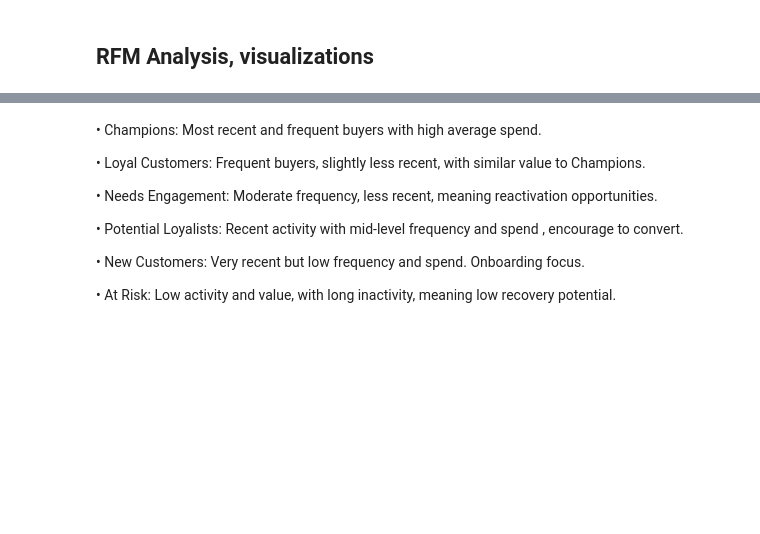
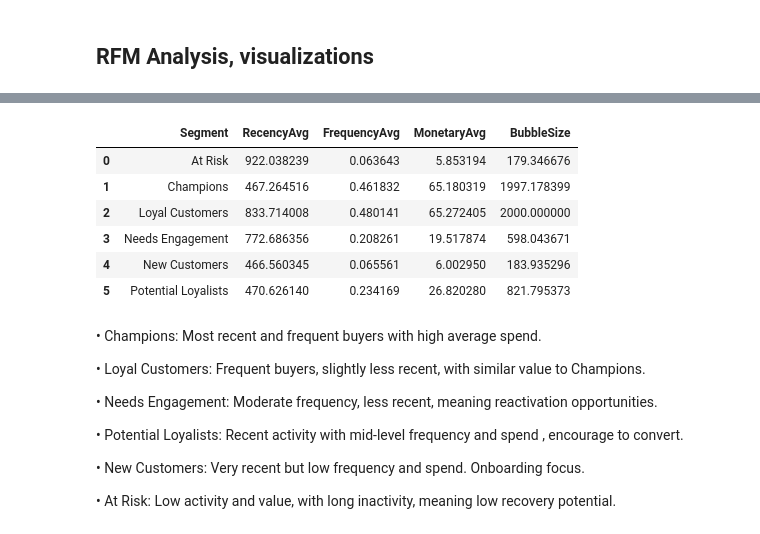
Before and after one commit to elciguapuuu/segmentation-case, a Jupyter notebook: UTF-8MarketingSegmentation.ipynb, the cells around one changed output, grey strips where cells are left out. Cells and saved outputs as stored; diff of their text form; code cells hidden in the pictures; blank space fills up the shorter version.

```diff
--- a/UTF-8MarketingSegmentation.ipynb
+++ b/UTF-8MarketingSegmentation.ipynb
@@ -361,3 +369,13 @@ plt.show()
+# %%
+summary
+# %% [output]
+|  | Segment | RecencyAvg | FrequencyAvg | MonetaryAvg | BubbleSize |
+| 0 | At Risk | 922.038239 | 0.063643 | 5.853194 | 179.346676 |
+| 1 | Champions | 467.264516 | 0.461832 | 65.180319 | 1997.178399 |
+| 2 | Loyal Customers | 833.714008 | 0.480141 | 65.272405 | 2000.000000 |
+| 3 | Needs Engagement | 772.686356 | 0.208261 | 19.517874 | 598.043671 |
+| 4 | New Customers | 466.560345 | 0.065561 | 6.002950 | 183.935296 |
+| 5 | Potential Loyalists | 470.626140 | 0.234169 | 26.820280 | 821.795373 |
 # %% [markdown]
 • Champions: Most recent and frequent buyers with high average spend.
 
```
Also changed, not shown: parts of 12 cells of this notebook.
